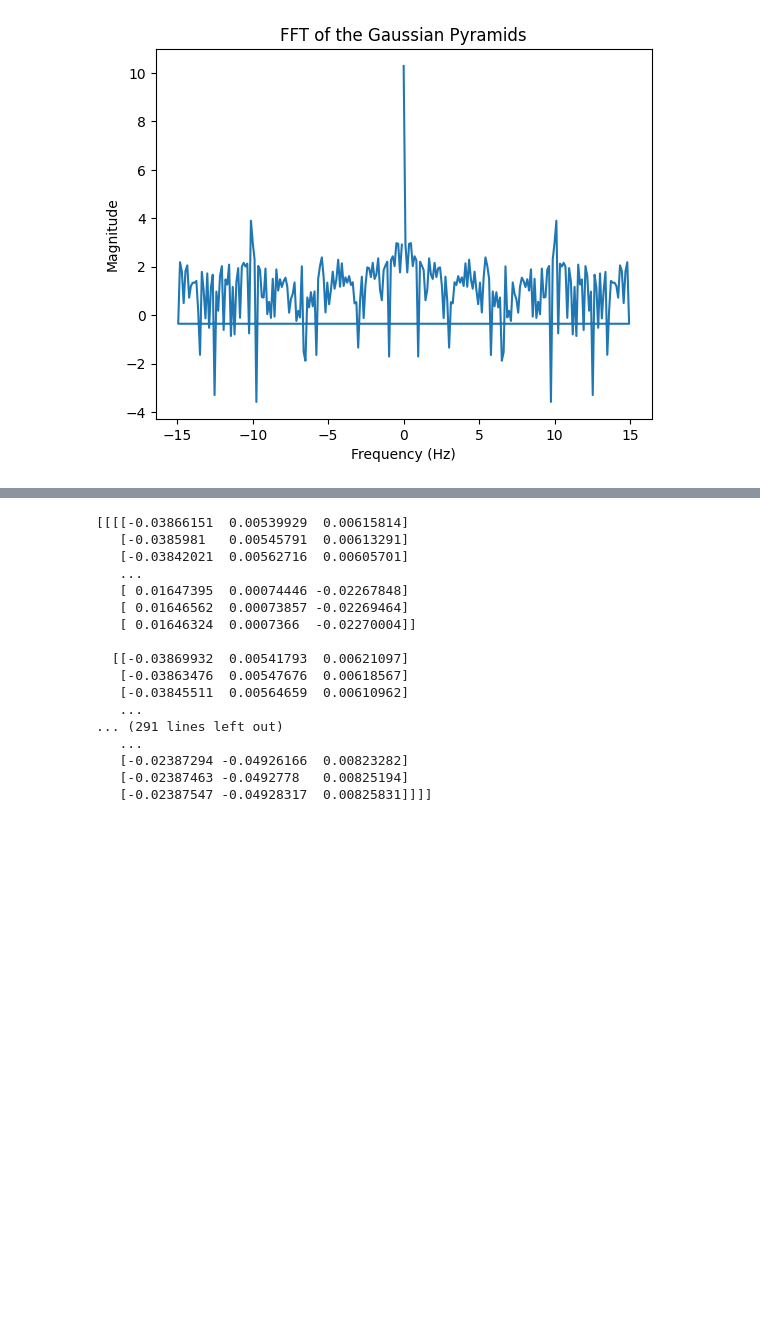
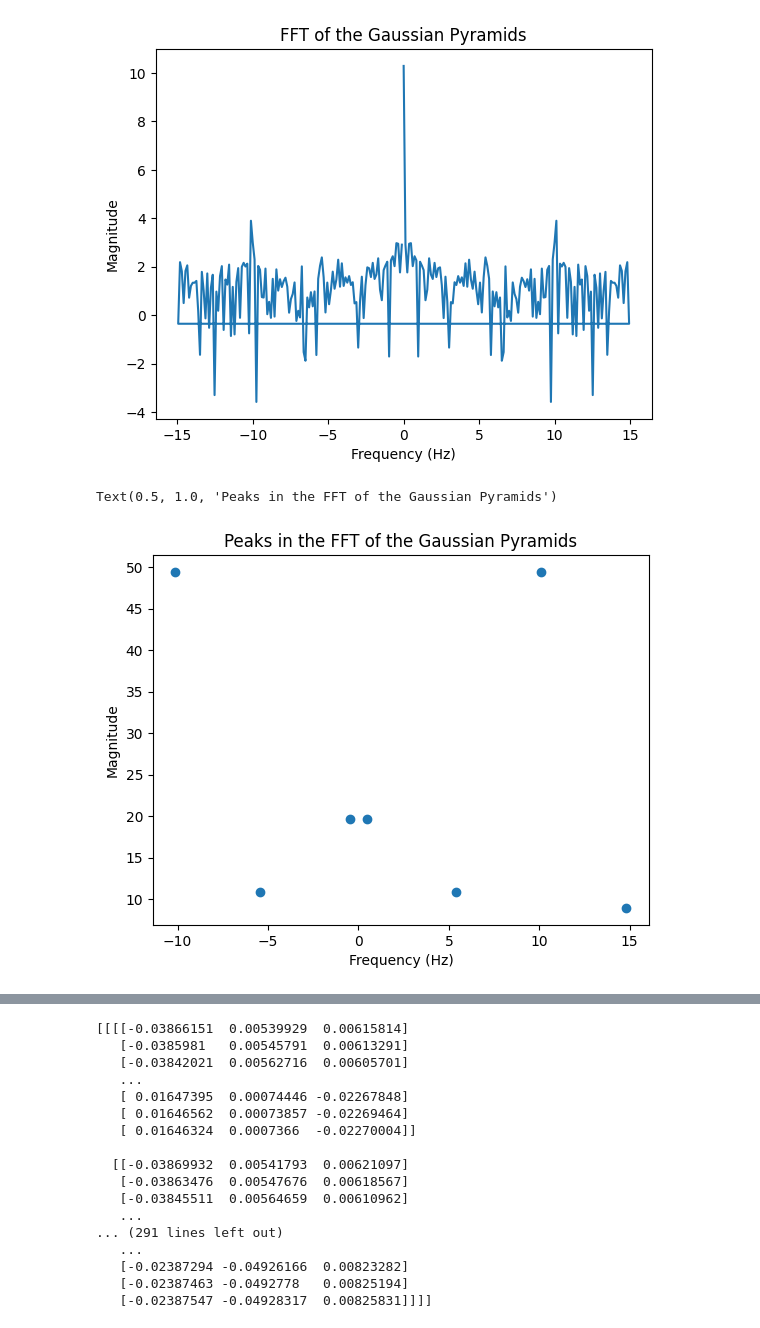
Before and after one commit to Mushimush/HRjupyter, a Jupyter notebook: HR.ipynb, the cells around one changed output, grey strips where cells are left out. Saved outputs shown, nothing was run; the diff lists cells and outputs as text; code cells hidden in the pictures; blank space fills up the shorter version.

```diff
--- a/HR.ipynb
+++ b/HR.ipynb
@@ -333,6 +334,29 @@ plt.title('FFT of the Gaussian Pyramids')
 # %% [output]
 Text(0.5, 1.0, 'FFT of the Gaussian Pyramids')
 [figure]
+# %%
+fft = np.fft.fft(gaussian_pyramids,axis=0)
+frequencies = np.fft.fftfreq(gaussian_pyramids.shape[0], d=1.0/fps)
+# Compute the magnitude of the frequency components
+real_part = np.real(fft[:,:,0])
+magnitude = np.abs(real_part)
+
+# Use the "find_peaks" function to identify the peaks in the FFT
+peaks, _ = find_peaks(magnitude[:, 0, 0], distance=30)
+peak_frequencies = frequencies[peaks]
+peak_magnitudes = magnitude[peaks]
+# Plot the frequencies and magnitudes of the peaks
+plt.scatter(peak_frequencies, peak_magnitudes[:, 0, 0])
+
+# Add labels to the x- and y-axes
+plt.xlabel('Frequency (Hz)')
+plt.ylabel('Magnitude')
+
+# Add a title to the plot
+plt.title('Peaks in the FFT of the Gaussian Pyramids')
+# %% [output]
+Text(0.5, 1.0, 'Peaks in the FFT of the Gaussian Pyramids')
+[figure, added]
 # %%
 fft = np.fft.fft(gaussian_pyramids,axis=0)
 frequencies = np.fft.fftfreq(gaussian_pyramids.shape[0], d=1.0/fps)
```
Also changed, not shown: parts of 2 cells of this notebook.
